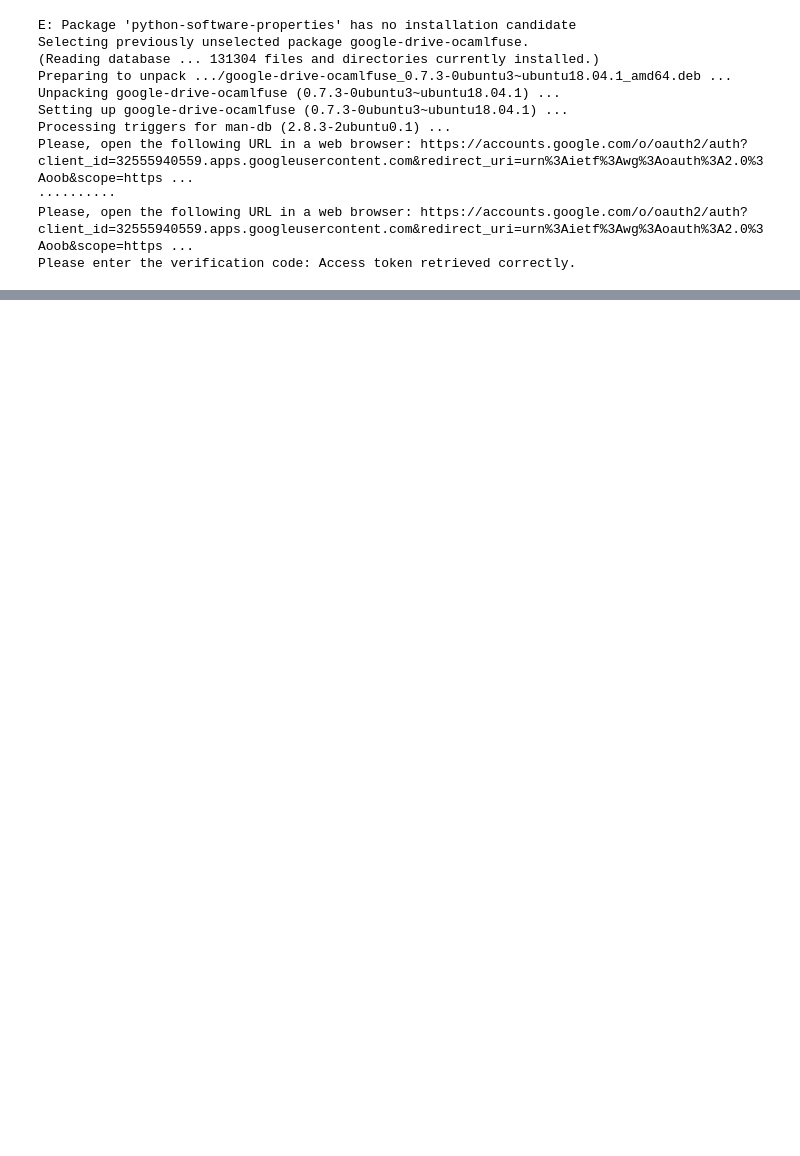
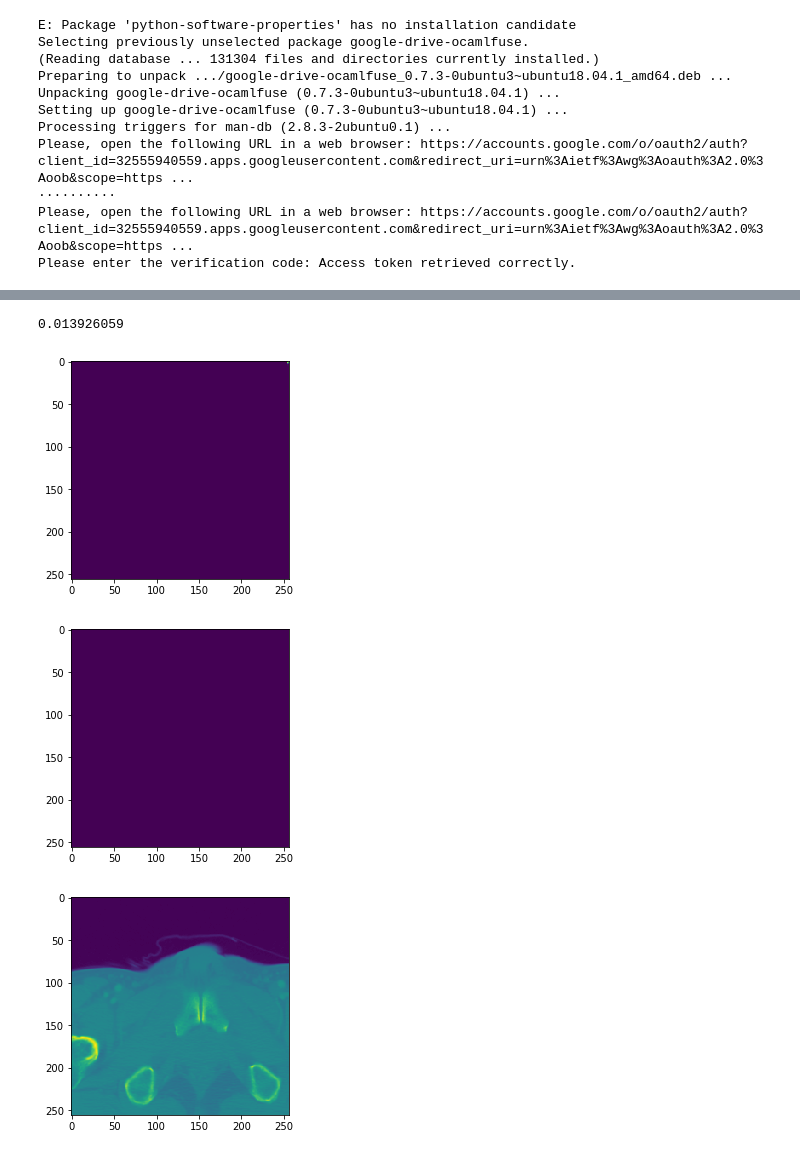
Before and after one commit to wu162/Tipdm-2019B, a Jupyter notebook: Tipdm_2019B_1.ipynb, the cells around one changed output, grey strips where cells are left out. Drawn from its saved outputs; the diff is of its cells as text; code cells hidden in the pictures; blank space fills up the shorter version.

```diff
--- a/Tipdm_2019B_1.ipynb
+++ b/Tipdm_2019B_1.ipynb
@@ -221,0 +247,5 @@ Epoch 20/20
+# %%
+path='./ct_scan/train_img/'
+files=os.listdir(path)
+files=files[0:200]
+img=[scipy.misc.imread(path+file,mode='I') for file in files]
@@ -221,0 +256,11 @@ Epoch 20/20
+# %%
+path='./mask/train_mask/'
+files=os.listdir(path)
+files=files[0:200]
+mask=[plt.imread(path+file) for file in files]
+# %%
+img=np.array(img)
+mask=np.array(mask)
+mask=mask==1
+img2=img.reshape(img.shape[0],img.shape[1],img.shape[2],1)
+mask2=mask.reshape(mask.shape[0],mask.shape[1],mask.shape[2],1)
@@ -221,0 +272,18 @@ Epoch 20/20
+# %%
+preds=model.predict(img2)
+# %%
+np.max(preds)
+# %% [output]
+0.013926059
+# %%
+ix=11
+plt.imshow(np.squeeze(preds[ix]))
+plt.show()
+plt.imshow(mask[ix])
+plt.show()
+plt.imshow(img[ix])
+plt.show()
+# %% [output]
+[figure, added]
+[figure, added]
+[figure, added]
```
Also changed, not shown: parts of 13 cells of this notebook.
